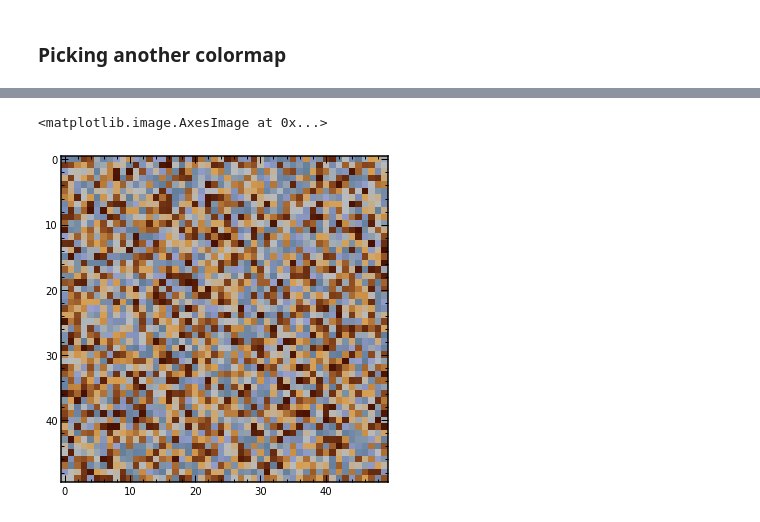
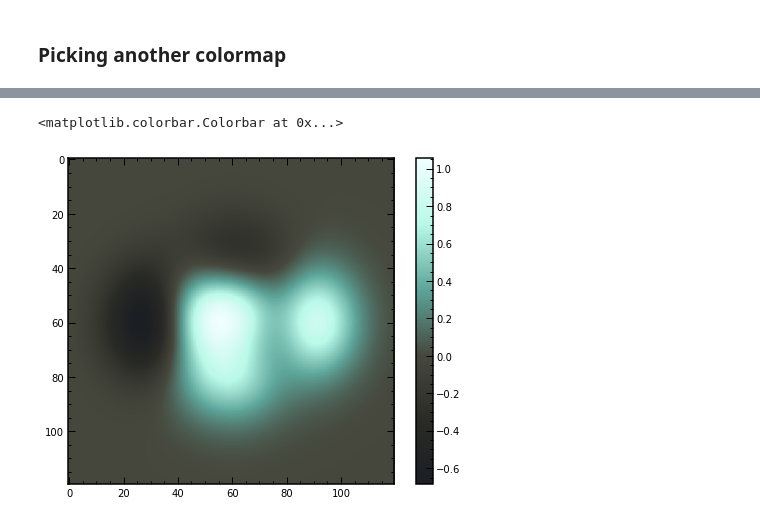
Before and after one commit to gantunesm/cerrado, a Jupyter notebook: notebooks/view_cerrado_colors.ipynb, the cells around one changed output, grey strips where cells are left out. Saved outputs shown, nothing was run; the diff lists cells and outputs as text; code cells hidden in the pictures.

```diff
--- a/notebooks/view_cerrado_colors.ipynb
+++ b/notebooks/view_cerrado_colors.ipynb
@@ -70,5 +101,20 @@ cerrado.set_colormap('cer2')
-# %%
-plt.imshow(Z)
-# %% [output]
-<matplotlib.image.AxesImage at 0x...>
-[figure, removed]
+# %%
+
+def func3(x, y):
+    return (1 - x / 2 + x**5 + y**3) * np.exp(-(x**2 + y**2))
+
+
+# make these smaller to increase the resolution
+dx, dy = 0.05, 0.05
+
+x = np.arange(-3.0, 3.0, dx)
+y = np.arange(-3.0, 3.0, dy)
+X, Y = np.meshgrid(x, y)
+Z2 = func3(X, Y)
+# %%
+cerrado.set_colormap('santa_barbara')
+plt.imshow(Z2)
+plt.colorbar()
+# %% [output]
+<matplotlib.colorbar.Colorbar at 0x...>
+[figure, added]
```
Also changed, not shown: parts of 6 cells of this notebook, 4 other files.
